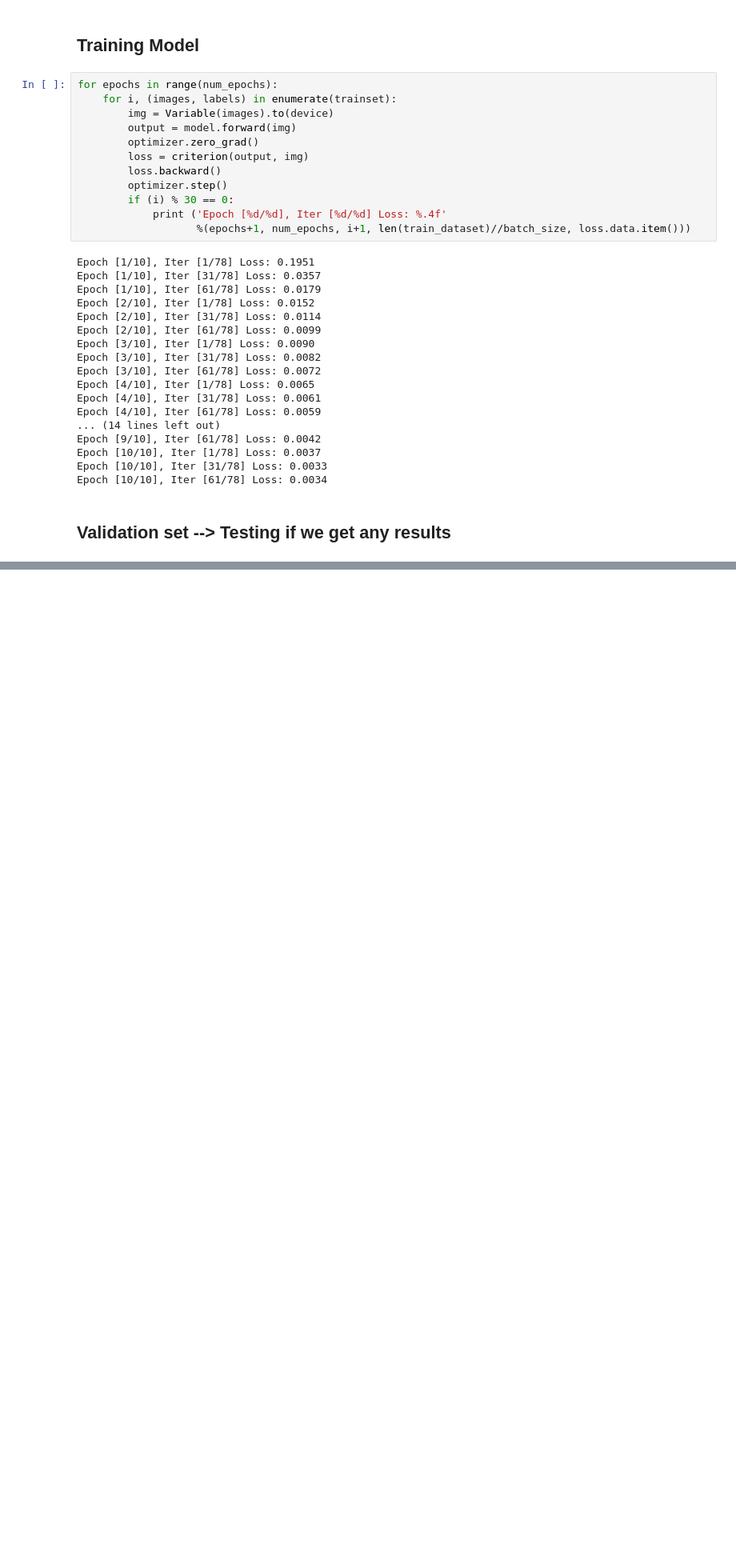
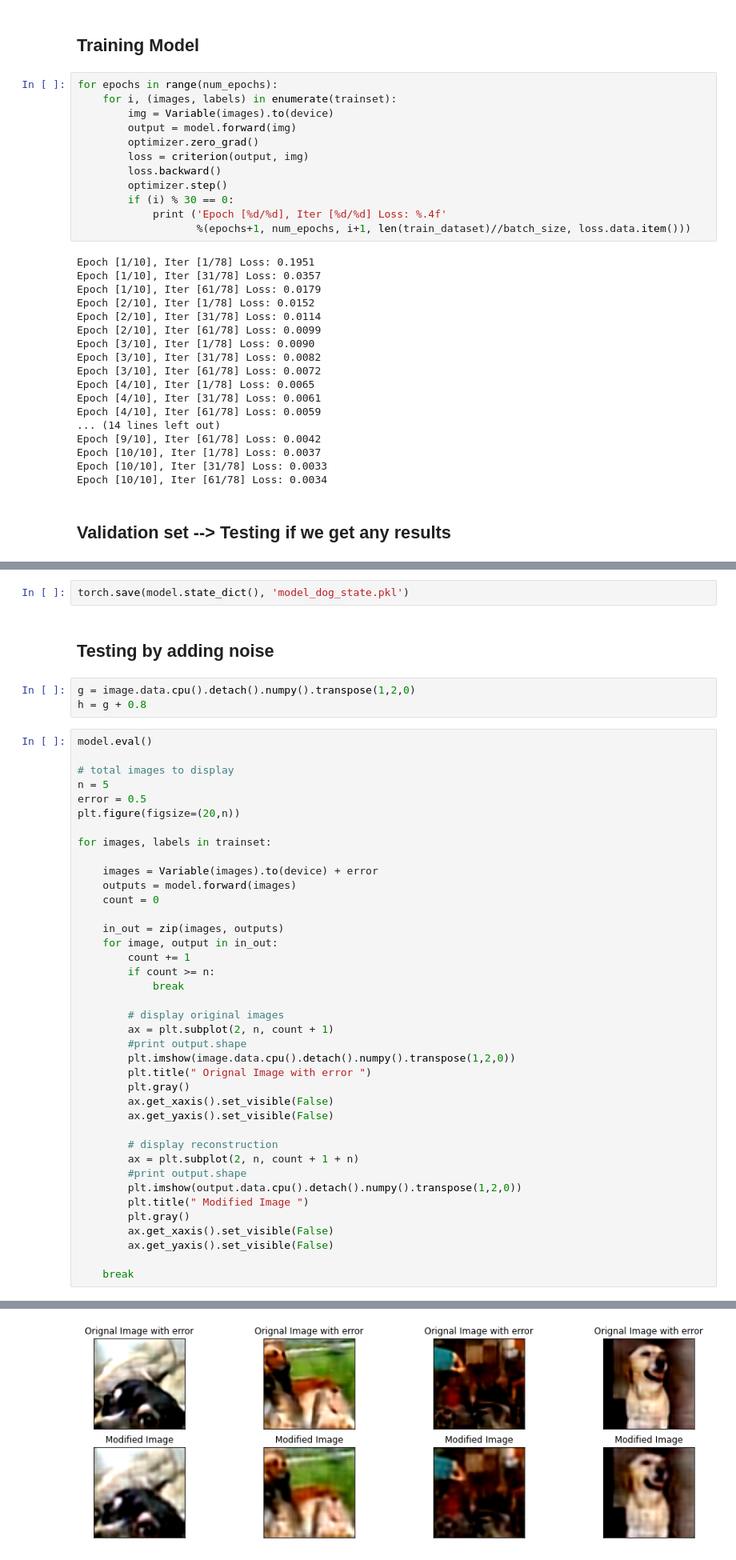
Before and after one commit to akashkmr27089/Deep-Reinforcemnt-Learning-ALL-, a Jupyter notebook: world_model/Variational Autoencoder/Autoencoder in dog images.ipynb, the cells around one changed output, grey strips where cells are left out. Shown: that part at 80% size. Saved outputs shown, nothing was run; the diff lists cells and outputs as text; blank space fills up the shorter version.

```diff
--- a/world_model/Variational Autoencoder/Autoencoder in dog images.ipynb
+++ b/world_model/Variational Autoencoder/Autoencoder in dog images.ipynb
@@ -215,0 +206,47 @@ Clipping input data to the valid range for imshow with RGB data ([0..1] for floa
+# %%
+torch.save(model.state_dict(), 'model_dog_state.pkl')
+# %% [markdown]
+## Testing by adding noise
+# %%
+g = image.data.cpu().detach().numpy().transpose(1,2,0)
+h = g + 0.8
+# %%
+model.eval()
+
+# total images to display
+n = 5
+error = 0.5
+plt.figure(figsize=(20,n))
+
+for images, labels in trainset:
+
+    images = Variable(images).to(device) + error
+    outputs = model.forward(images)
+    count = 0
+
+    in_out = zip(images, outputs)
+    for image, output in in_out:
+        count += 1
+        if count >= n:
+            break
+
+        # display original images
+        ax = plt.subplot(2, n, count + 1)
+        #print output.shape
+        plt.imshow(image.data.cpu().detach().numpy().transpose(1,2,0))
+        plt.title(" Orignal Image with error ")
+        plt.gray()
+        ax.get_xaxis().set_visible(False)
+        ax.get_yaxis().set_visible(False)
+
+        # display reconstruction
+        ax = plt.subplot(2, n, count + 1 + n)
+        #print output.shape
+        plt.imshow(output.data.cpu().detach().numpy().transpose(1,2,0))
+        plt.title(" Modified Image ")
+        plt.gray()
+        ax.get_xaxis().set_visible(False)
+        ax.get_yaxis().set_visible(False)
+
+    break
+# %% [output]
@@ -215,0 +261 @@ Clipping input data to the valid range for imshow with RGB data ([0..1] for floa
+[figure, added]
```
Also changed, not shown: parts of 8 cells of this notebook.
